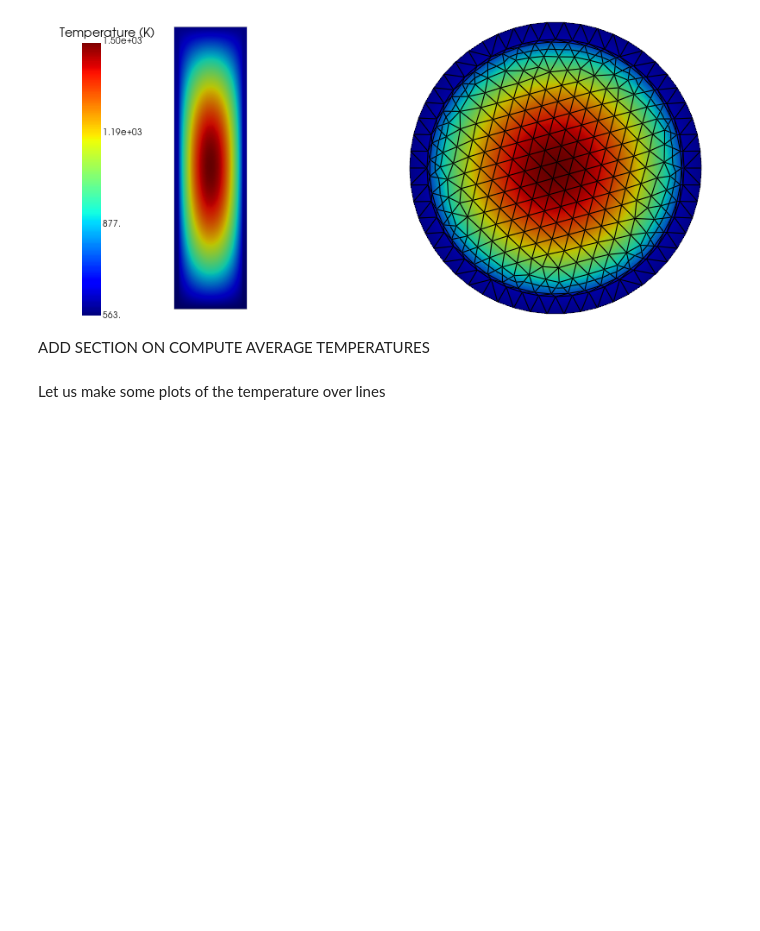
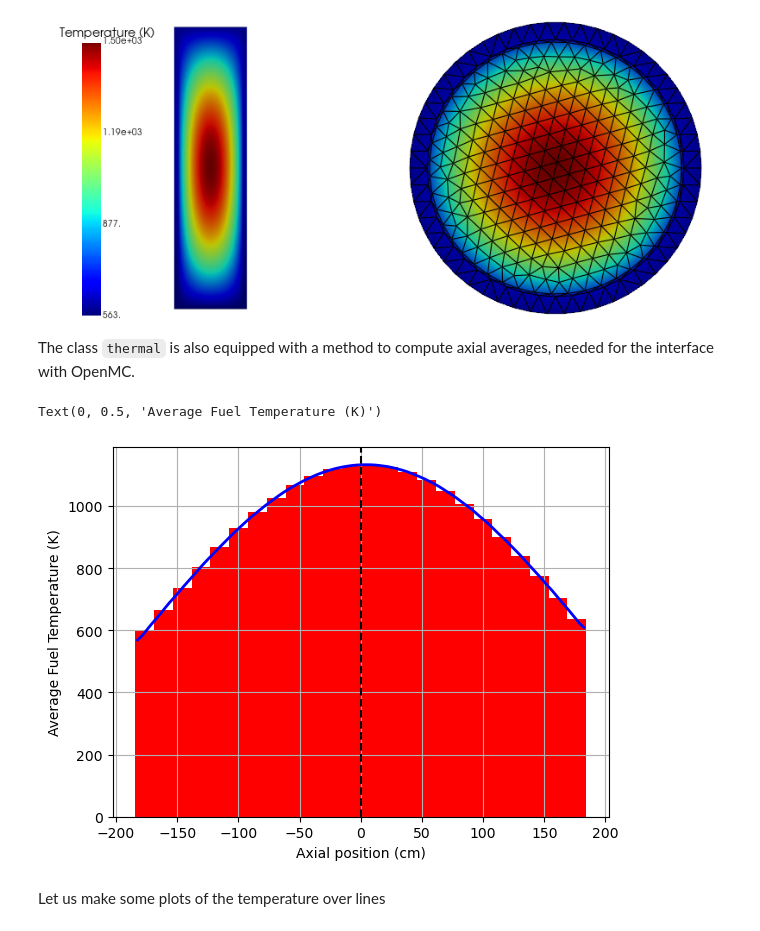
Before and after one commit to Steriva/OFELIA-demo, a Jupyter notebook: 02_ThermalOnly/thermal.ipynb, the cells around one changed output. Cells and saved outputs as stored; diff of their text form; code cells hidden in the pictures; blank space fills up the shorter version.

```diff
--- a/02_ThermalOnly/thermal.ipynb
+++ b/02_ThermalOnly/thermal.ipynb
@@ -275,8 +260,27 @@ pl.zoom_camera(1.4)
 pl.show(jupyter_backend='static')
 # %% [output]
 [figure]
-# %% [markdown]
-ADD SECTION ON COMPUTE AVERAGE TEMPERATURES
+# %% [markdown]
+The class `thermal` is also equipped with a method to compute axial averages, needed for the interface with OpenMC.
+# %%
+slices = np.linspace(domain.geometry.x[:,2].min(), domain.geometry.x[:,2].max(), 25)
+T_ave_z = TH.computeSolidAverageT_Z(vol_markers[0], T_sol, slices)
+
+fine_slices = np.linspace(domain.geometry.x[:,2].min(), domain.geometry.x[:,2].max(), 100)
+T_ave_z_fine = TH.computeSolidAverageT_Z(vol_markers[0], T_sol, fine_slices)
+
+mid_points = (slices[:-1] + slices[1:]) / 2
+fine_mid_points = (fine_slices[:-1] + fine_slices[1:]) / 2
+
+plt.bar(mid_points, T_ave_z, color='r', width=slices[1] - slices[0], edgecolor='none')
+plt.plot(fine_mid_points, T_ave_z_fine, 'b', linewidth=2)
+plt.axvline(0, color='k', linestyle='--')
+plt.grid()
+plt.xlabel('Axial position (cm)')
+plt.ylabel('Average Fuel Temperature (K)')
+# %% [output]
+Text(0, 0.5, 'Average Fuel Temperature (K)')
+[figure, added]
 # %% [markdown]
 Let us make some plots of the temperature over lines
 # %%
```
Also changed, not shown: parts of 7 cells of this notebook, 3 other files.
